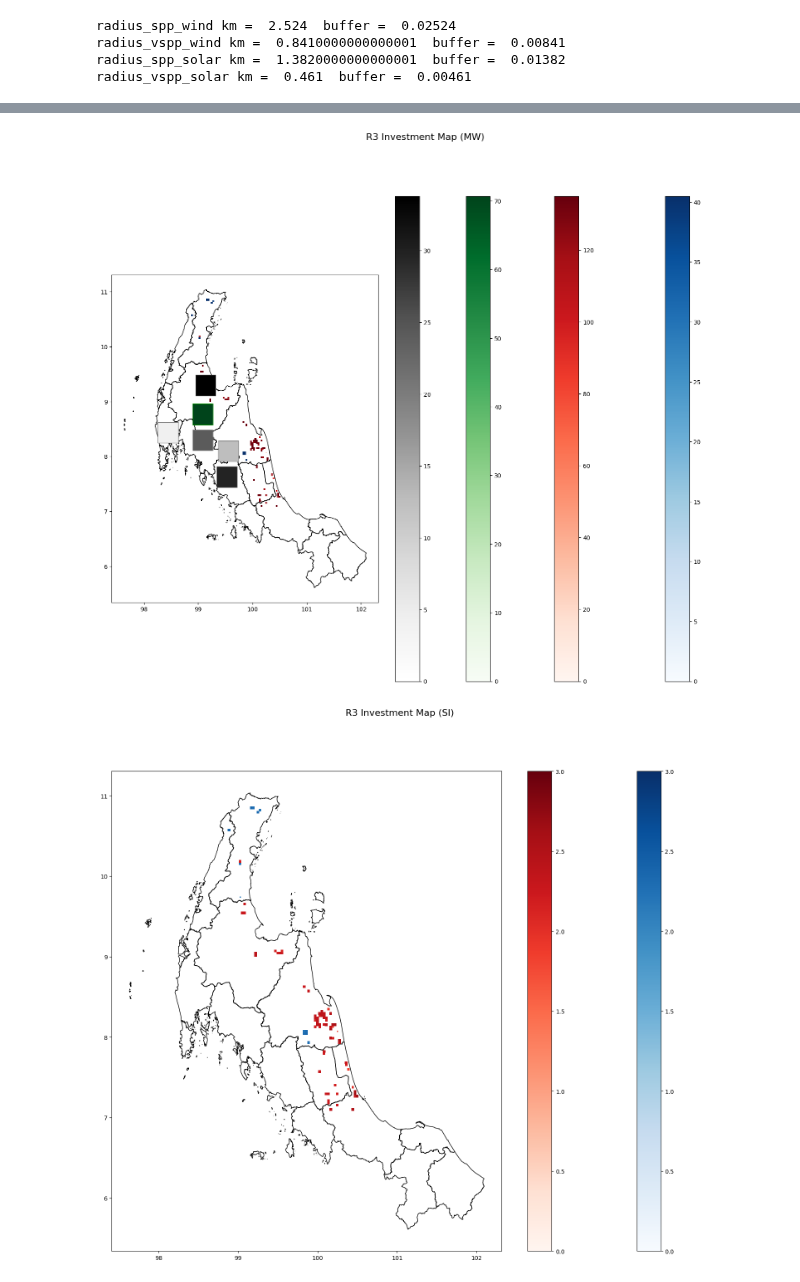
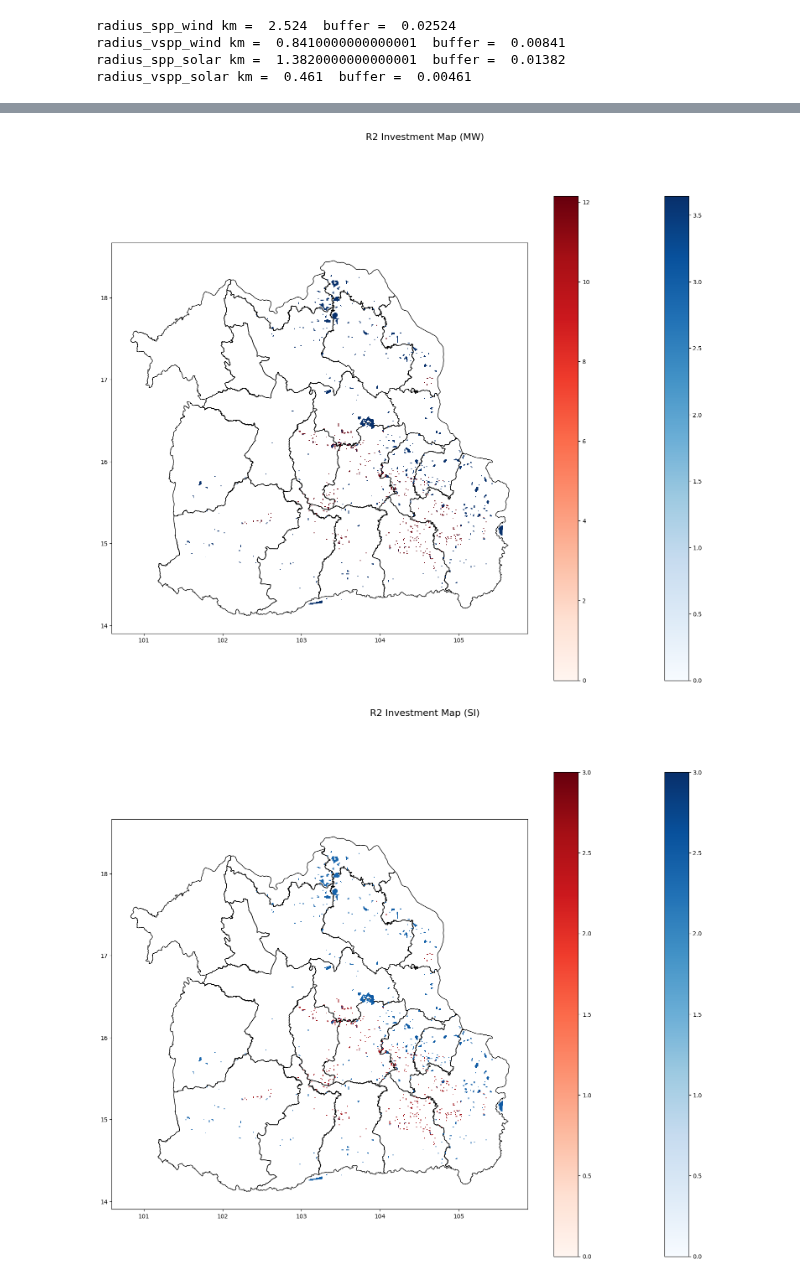
Before and after one commit to NarasetS/REPowerPlant_Siting, a Jupyter notebook: 13_SI_SitingPlant.ipynb, the cells around one changed output, grey strips where cells are left out. Saved outputs shown, nothing was run; the diff lists cells and outputs as text; code cells hidden in the pictures.

```diff
--- a/13_SI_SitingPlant.ipynb
+++ b/13_SI_SitingPlant.ipynb
@@ -35,7 +35,7 @@ radius_spp_solar km =  1.3820000000000001  buffer =  0.01382
 radius_vspp_solar km =  0.461  buffer =  0.00461
 # %%
 scenario_SI = 0
-coarsenscale = 10
+coarsenscale = 3
 xr_out = xr.open_dataset('Output\\xr_output_all_SSI_' + str(scenario_SI) + "_CS_"+ str(coarsenscale)+ '_.nc')
 print(xr_out)
 try:
@@ -448,7 +393,7 @@ for i in thailandmap['ADM1_TH']:
         list_region.append('xxxxxxxxxxxxxxxxxxxxxxxxxxxxxxxxxx')
 thailandmap['region'] = list_region
 # %%
-region = 'R3'
+region = 'R2'
 specificarea = thailandmap.loc[thailandmap['region'] == region]
 bound = specificarea.unary_union.bounds
 try:
@@ -521,2 +463,2 @@ total msw capacity =  104.3301
-[figure, old version]
+[figure, new version]
-[figure, old version]
+[figure, new version]
```
Also changed, not shown: parts of 12 cells of this notebook, 3 other files.
